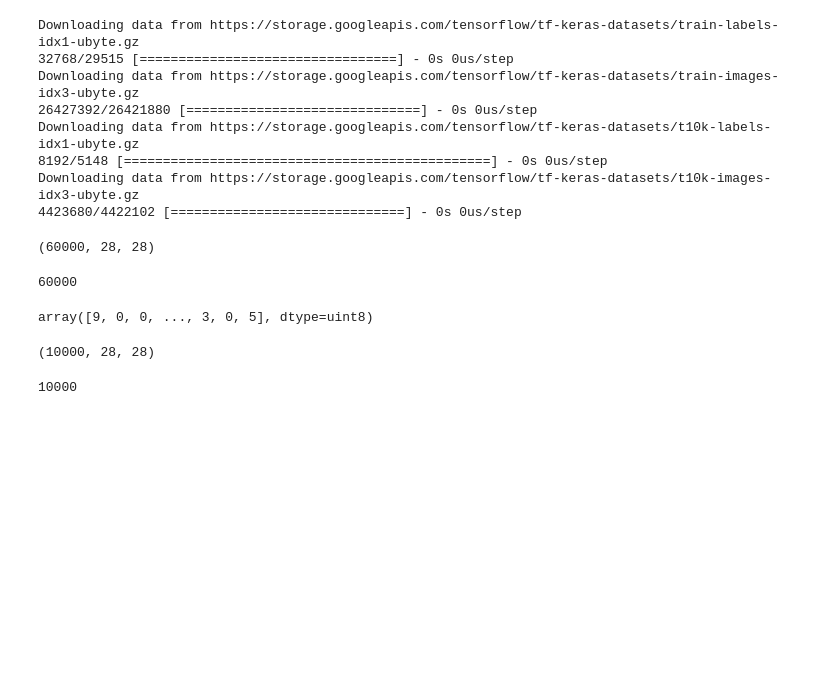
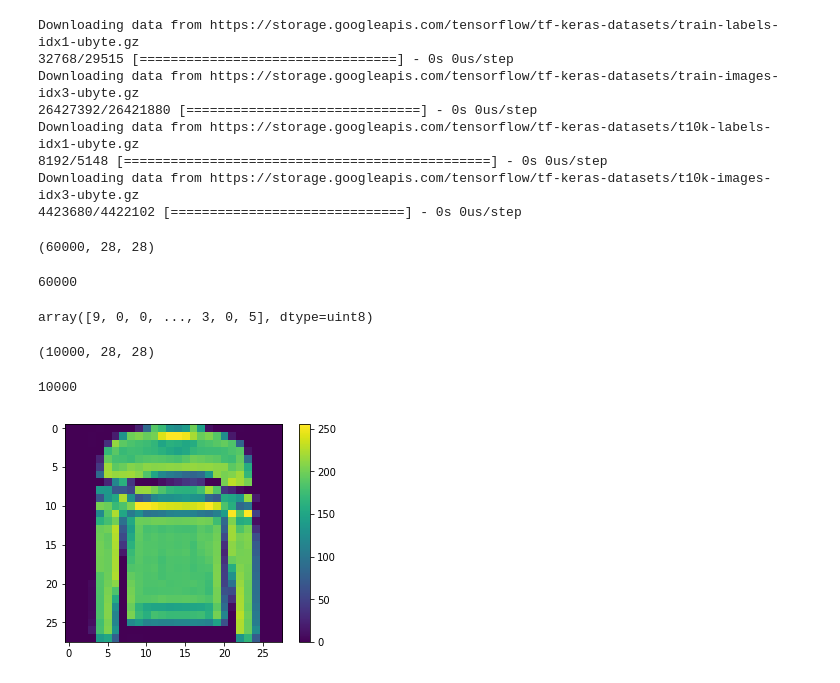
Before and after one commit to zshanakhtar/tensor-ml, a Jupyter notebook: image_classification.ipynb, the cells around one changed output. Drawn from its saved outputs; the diff is of its cells as text; code cells hidden in the pictures; blank space fills up the shorter version.

```diff
--- a/image_classification.ipynb
+++ b/image_classification.ipynb
@@ -56,3 +56,11 @@ test_images.shape
 len(test_labels)
 # %% [output]
 10000
+# %%
+plt.figure()
+plt.imshow(train_images[5])
+plt.colorbar()
+plt.grid(False)
+plt.show()
+# %% [output]
+[figure, added]
```
Also changed, not shown: parts of 10 cells of this notebook.
